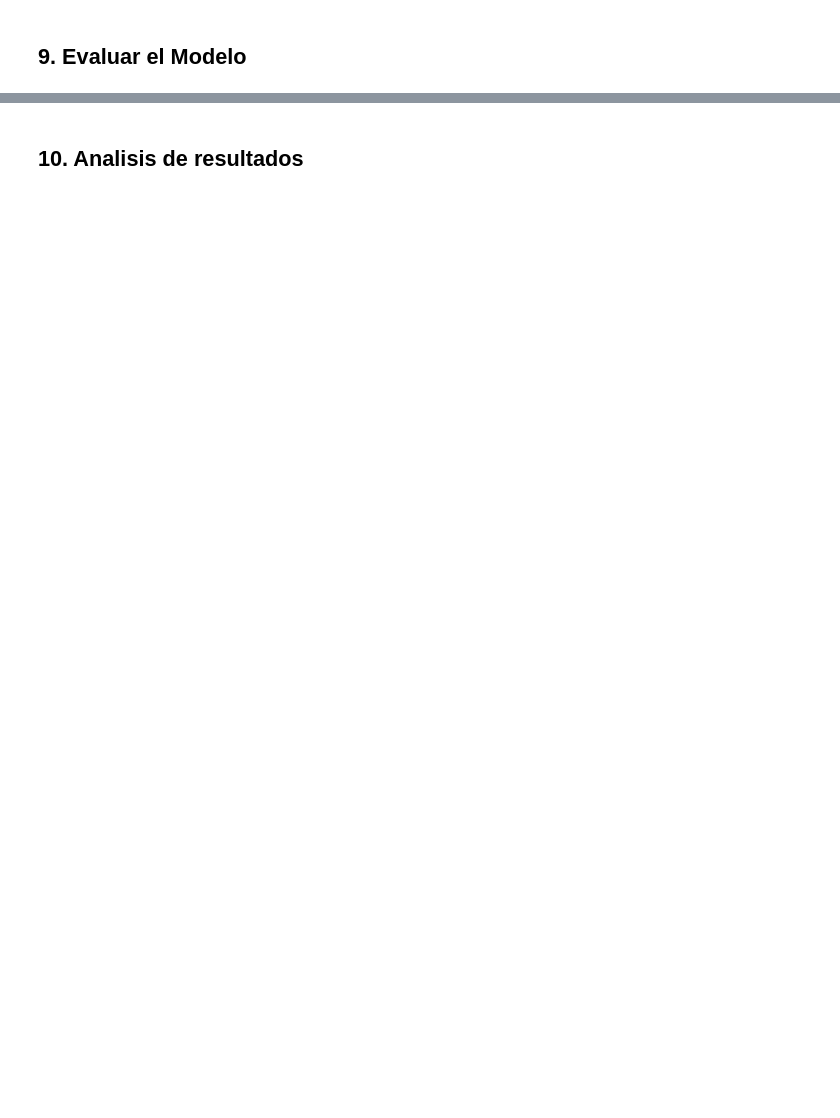
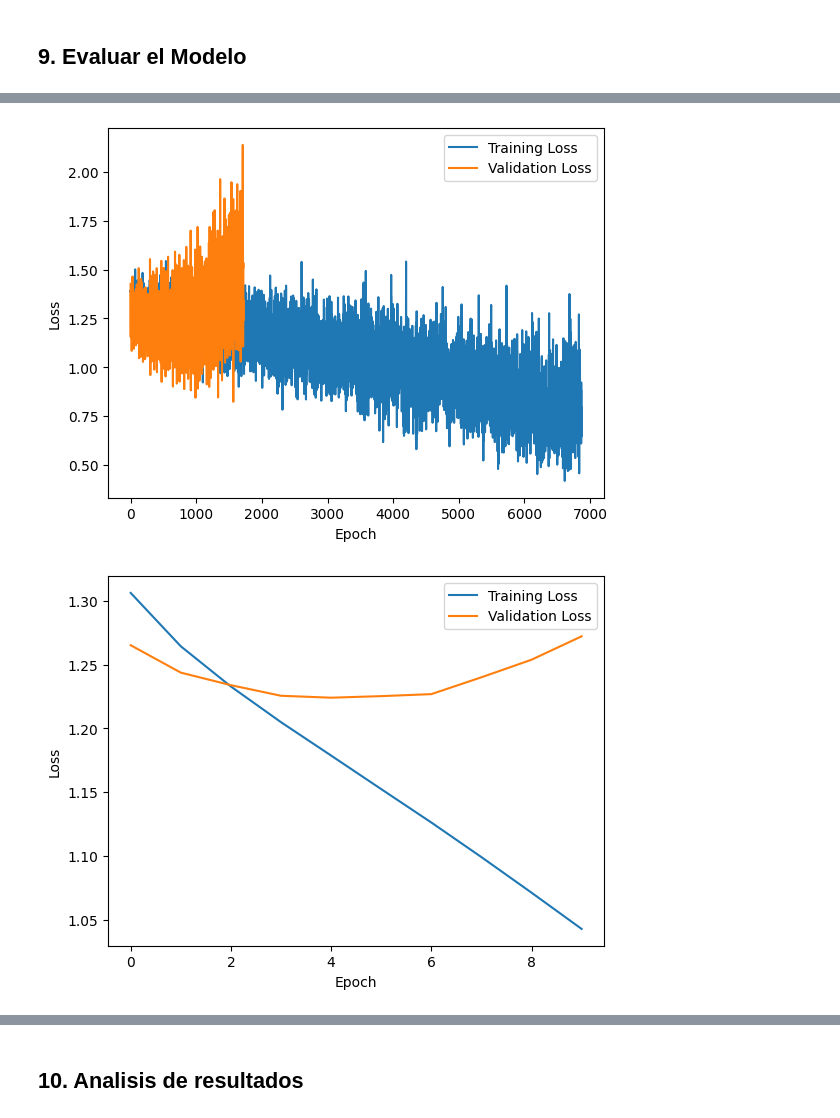
Before and after one commit to fvives99/IA, a Jupyter notebook: TP03/TP03_2.ipynb, the cells around one changed output, grey strips where cells are left out. Cells and saved outputs as stored; diff of their text form; code cells hidden in the pictures; blank space fills up the shorter version.

```diff
--- a/TP03/TP03_2.ipynb
+++ b/TP03/TP03_2.ipynb
@@ -486,0 +510,20 @@ weighted avg       0.44      0.44      0.44      5495
+# %%
+import matplotlib.pyplot as plt
+# Graficar las pérdidas de entrenamiento y validación durante las épocas
+
+plt.plot(train_losses, label='Training Loss')
+plt.plot(val_losses, label='Validation Loss')
+plt.xlabel('Epoch')
+plt.ylabel('Loss')
+plt.legend()
+plt.show()
+
+plt.plot(Act_train_losses, label='Training Loss')
+plt.plot(Act_val_losses, label='Validation Loss')
+plt.xlabel('Epoch')
+plt.ylabel('Loss')
+plt.legend()
+plt.show()
+# %% [output]
+[figure, added]
+[figure, added]
```
Also changed, not shown: parts of 14 cells of this notebook, 1 other file.
